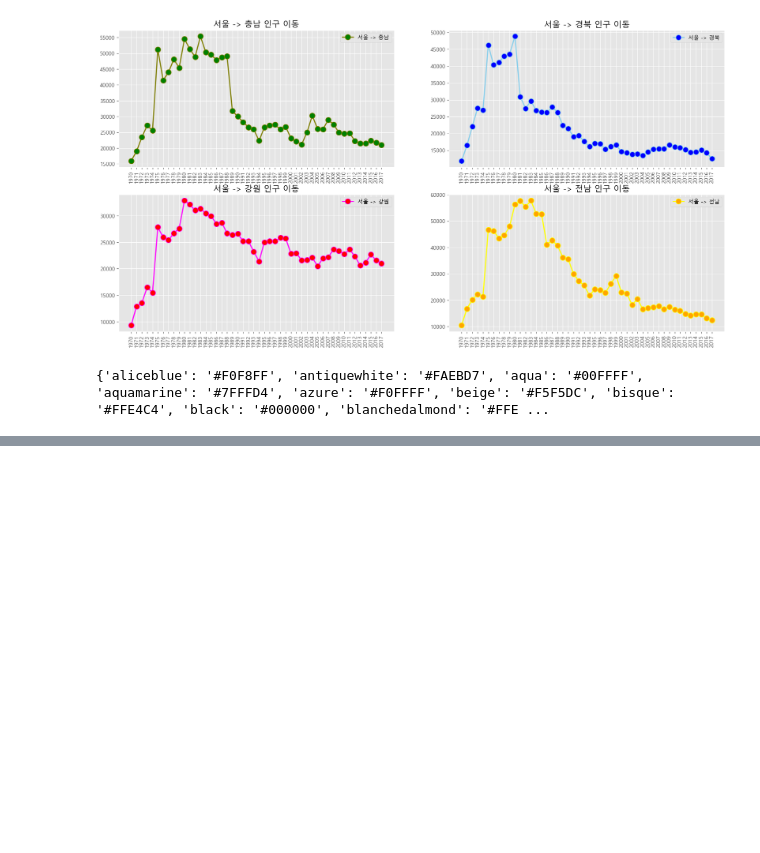
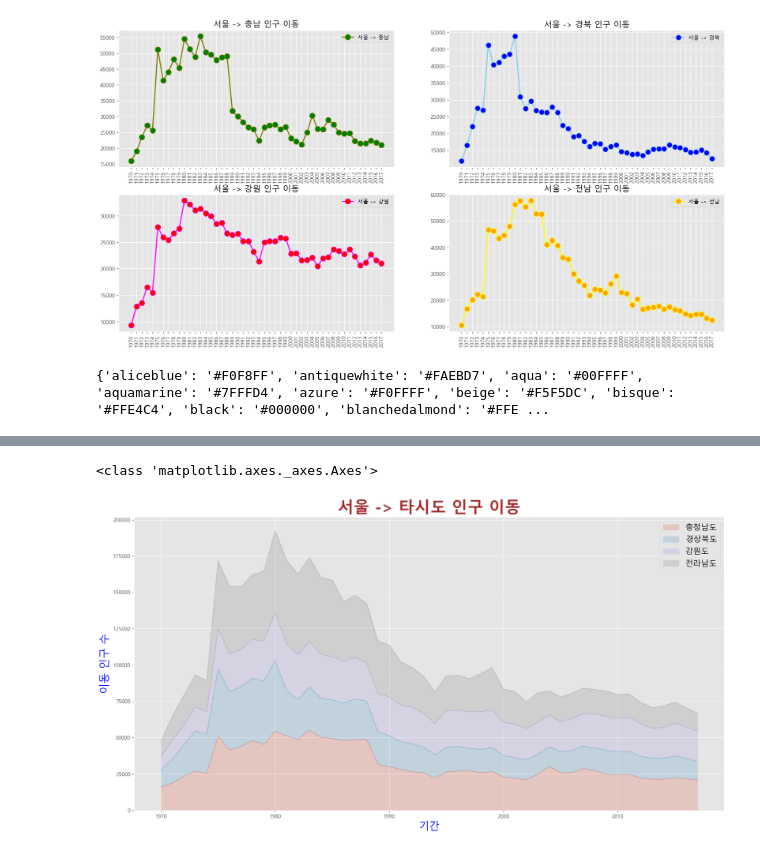
Before and after one commit to seokhyunkwon/15-data-analyze, a Jupyter notebook: 4_시각화도구/4-1_Matplotlib.ipynb, the cells around one changed output, grey strips where cells are left out. Cells and saved outputs as stored; diff of their text form; code cells hidden in the pictures; blank space fills up the shorter version.

```diff
--- a/4_시각화도구/4-1_Matplotlib.ipynb
+++ b/4_시각화도구/4-1_Matplotlib.ipynb
@@ -693,0 +827,50 @@ print(colors)
+# %%
+# 라이브러리 불러오기
+import pandas as pd
+import matplotlib.pyplot as plt
+
+# 화면에 표시되는 열의 개수를 조정
+pd.set_option('display.max_columns', 12)
+
+# matplotlib 한글 폰트 오류 문제 해결
+from matplotlib import font_manager, rc
+font_path = "./data/malgun.ttf"   #폰트파일의 위치
+font_name = font_manager.FontProperties(fname=font_path).get_name()
+rc('font', family=font_name)
+
+# Excel 데이터를 데이터프레임 변환
+df = pd.read_excel('./data/시도별_전출입_인구수.xlsx')
+
+# 누락값(NaN)을 앞 데이터로 채움 (엑셀 양식 병합 부분)
+df = df.ffill()
+
+# 서울에서 다른 지역으로 이동한 데이터만 추출하여 정리
+mask = (df['전출지별'] == '서울특별시') & (df['전입지별'] != '서울특별시')
+df_seoul = df[mask]
+df_seoul = df_seoul.drop(['전출지별'], axis=1)
+df_seoul = df_seoul.rename({'전입지별':'전입지'}, axis=1)
+df_seoul = df_seoul.set_index('전입지')
+
+# 서울에서 '충청남도','경상북도', '강원도', '전라남도'로 이동한 인구 데이터 값만 선택
+col_years = list(map(str, range(1970, 2018)))
+df_4 = df_seoul.loc[['충청남도','경상북도', '강원도', '전라남도'], col_years]
+df_4 = df_4.astype(int)
+df_4 = df_4.transpose()
+
+# 스타일 서식 지정
+plt.style.use('ggplot')
+
+# 면적 그래프 axe 객체 생성
+ax = df_4.plot(kind='area', stacked=True, alpha=0.2, figsize=(20, 10))
+print(type(ax))
+
+# axe 객체 설정 변경
+ax.set_title('서울 -> 타시도 인구 이동', size=30, color='brown', weight='bold')
+ax.set_ylabel('이동 인구 수', size=20, color='blue')
+ax.set_xlabel('기간', size=20, color='blue')
+ax.legend(loc='best', fontsize=15)
+
+plt.show()
+# %% [output]
+<class 'matplotlib.axes._axes.Axes'>
+[figure, added]
```
Also changed, not shown: parts of 27 cells of this notebook, 3 other files.
